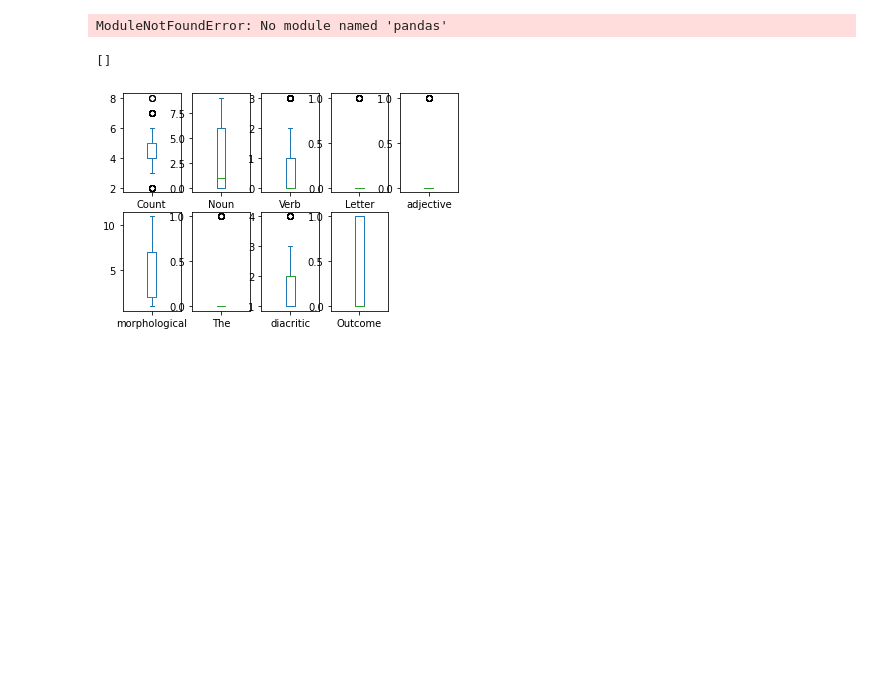
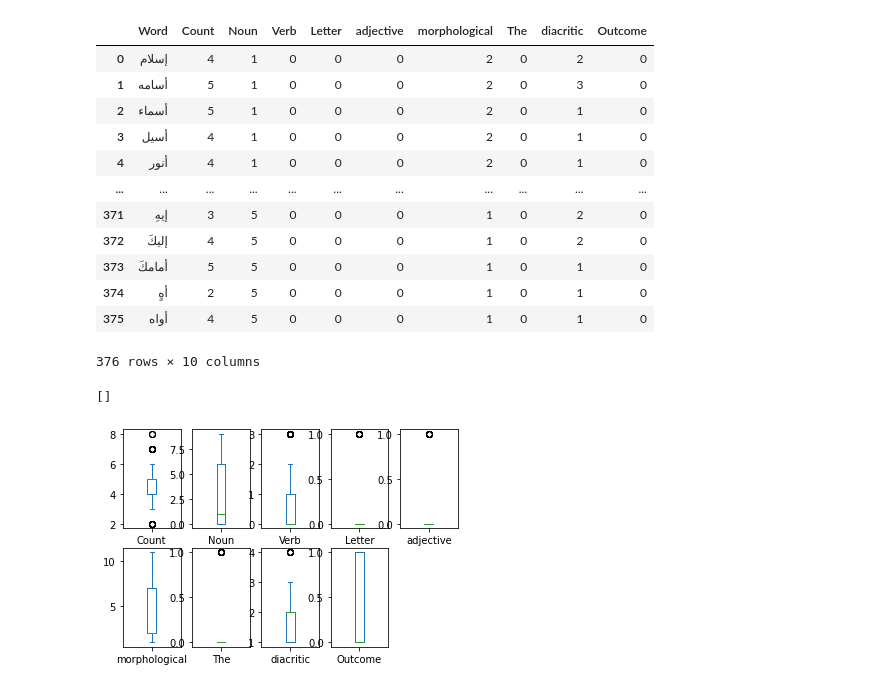
Before and after one commit to NizarMaarouf/Final_Project_Ruppin_Nizar, a Jupyter notebook: Python_Files/IPYNB/04/csv-Copy1.ipynb, the cells around one changed output. Cells and saved outputs as stored; diff of their text form; code cells hidden in the pictures; blank space fills up the shorter version.

```diff
--- a/Python_Files/IPYNB/04/csv-Copy1.ipynb
+++ b/Python_Files/IPYNB/04/csv-Copy1.ipynb
@@ -1,9 +1,21 @@
 # %%
 import pandas as pd
-data = pd.read_csv (r'C:\Users\nizar.maarouf\Desktop\project2021\Data_Encoding.csv')
+data = pd.read_csv (r'C:\Users\nizar.maarouf\Desktop\Final_Progect_Ruppin\CSV_Files\Data_Encoding.csv')
 data.head(376)
 # %% [output]
+|  | Word | Count | Noun | Verb | Letter | adjective | morphological | The | diacritic | Outcome |
+| 0 | إسلام | 4 | 1 | 0 | 0 | 0 | 2 | 0 | 2 | 0 |
+| 1 | أسامه | 5 | 1 | 0 | 0 | 0 | 2 | 0 | 3 | 0 |
+| 2 | أسماء | 5 | 1 | 0 | 0 | 0 | 2 | 0 | 1 | 0 |
+| 3 | أسيل | 4 | 1 | 0 | 0 | 0 | 2 | 0 | 1 | 0 |
+| 4 | أنور | 4 | 1 | 0 | 0 | 0 | 2 | 0 | 1 | 0 |
+| ... | ... | ... | ... | ... | ... | ... | ... | ... | ... | ... |
+| 371 | إيهِ | 3 | 5 | 0 | 0 | 0 | 1 | 0 | 2 | 0 |
+| 372 | إليكَ | 4 | 5 | 0 | 0 | 0 | 1 | 0 | 2 | 0 |
+| 373 | أمامكَ | 5 | 5 | 0 | 0 | 0 | 1 | 0 | 1 | 0 |
+| 374 | أهٍ | 2 | 5 | 0 | 0 | 0 | 1 | 0 | 1 | 0 |
+| 375 | أواه | 4 | 5 | 0 | 0 | 0 | 1 | 0 | 1 | 0 |
-ModuleNotFoundError: No module named 'pandas'
+376 rows × 10 columns
 # %%
 import warnings
 warnings.filterwarnings("ignore")
```
Also changed, not shown: parts of 7 cells of this notebook, 33 other files.
